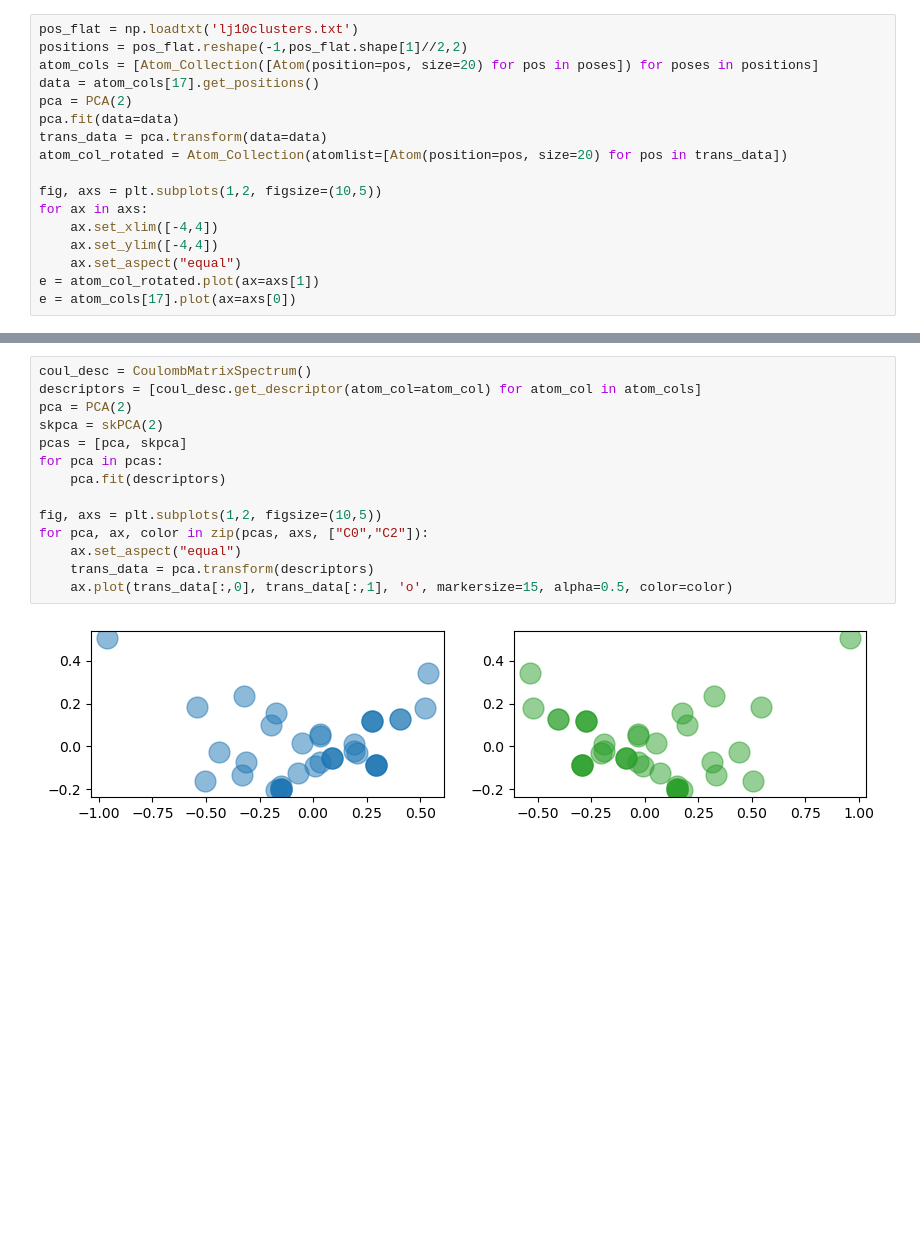
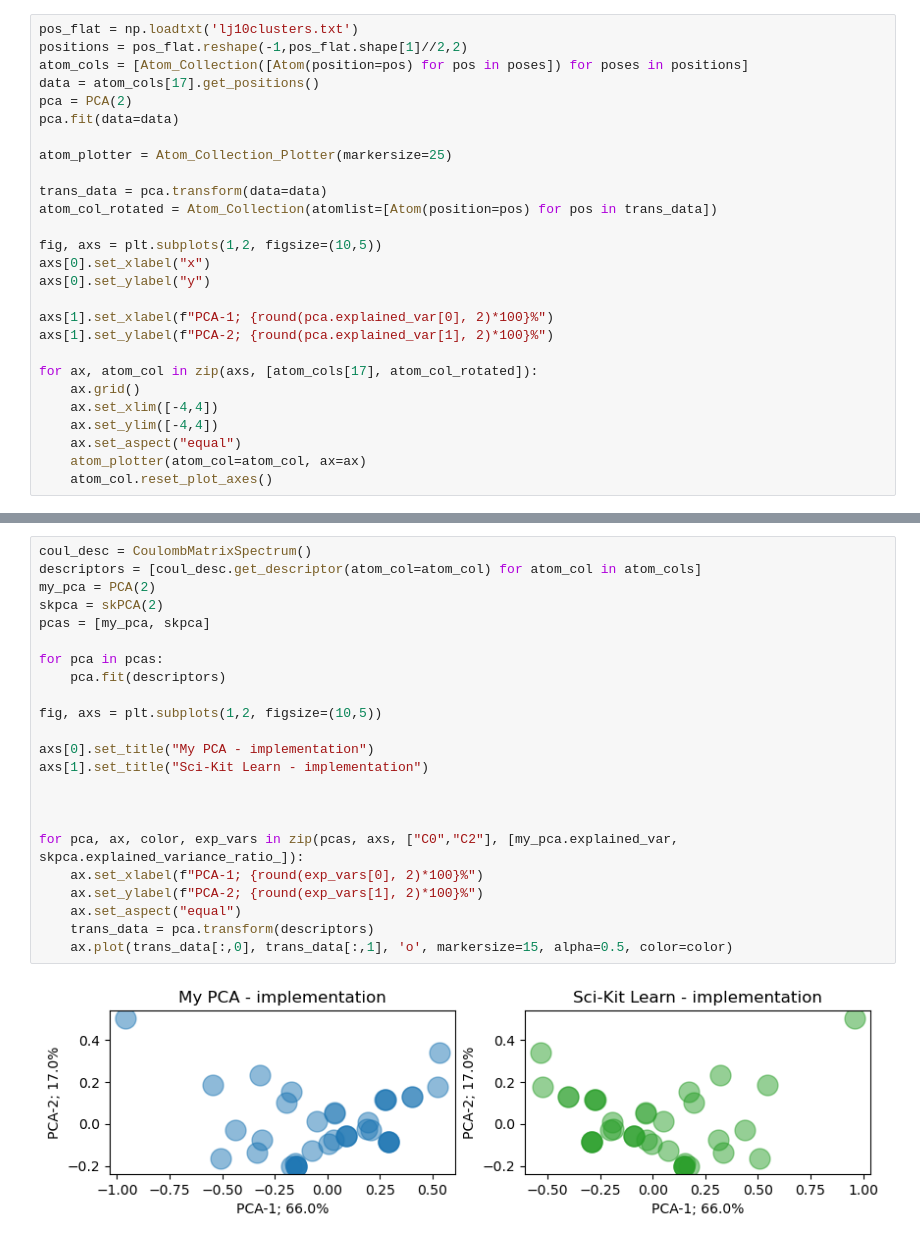
Before and after one commit to karsten3112/Computational-Physics, a Jupyter notebook: Week4/exercise21.ipynb, the cells around one changed output, grey strips where cells are left out. Drawn from its saved outputs; the diff is of its cells as text; blank space fills up the shorter version.

Commit message:
made plots for week4

```diff
--- a/Week4/exercise21.ipynb
+++ b/Week4/exercise21.ipynb
@@ -32,18 +78,28 @@ axs[1].plot(trans_data[:,0], trans_data[:,1], 'o')
 # %%
 pos_flat = np.loadtxt('lj10clusters.txt')
 positions = pos_flat.reshape(-1,pos_flat.shape[1]//2,2)
-atom_cols = [Atom_Collection([Atom(position=pos, size=20) for pos in poses]) for poses in positions]
+atom_cols = [Atom_Collection([Atom(position=pos) for pos in poses]) for poses in positions]
 data = atom_cols[17].get_positions()
 pca = PCA(2)
 pca.fit(data=data)
+
+atom_plotter = Atom_Collection_Plotter(markersize=25)
+
 trans_data = pca.transform(data=data)
-atom_col_rotated = Atom_Collection(atomlist=[Atom(position=pos, size=20) for pos in trans_data])
+atom_col_rotated = Atom_Collection(atomlist=[Atom(position=pos) for pos in trans_data])
 
 fig, axs = plt.subplots(1,2, figsize=(10,5))
-for ax in axs:
+axs[0].set_xlabel("x")
+axs[0].set_ylabel("y")
+
+axs[1].set_xlabel(f"PCA-1; {round(pca.explained_var[0], 2)*100}%")
+axs[1].set_ylabel(f"PCA-2; {round(pca.explained_var[1], 2)*100}%")
+
+for ax, atom_col in zip(axs, [atom_cols[17], atom_col_rotated]):
+    ax.grid()
     ax.set_xlim([-4,4])
     ax.set_ylim([-4,4])
     ax.set_aspect("equal")
-e = atom_col_rotated.plot(ax=axs[1])
-e = atom_cols[17].plot(ax=axs[0])
+    atom_plotter(atom_col=atom_col, ax=ax)
+    atom_col.reset_plot_axes()
 # %% [output]
@@ -51,19 +107,28 @@ e = atom_cols[17].plot(ax=axs[0])
 # %%
 coul_desc = CoulombMatrixSpectrum()
 descriptors = [coul_desc.get_descriptor(atom_col=atom_col) for atom_col in atom_cols]
-pca = PCA(2)
+my_pca = PCA(2)
 skpca = skPCA(2)
-pcas = [pca, skpca]
+pcas = [my_pca, skpca]
+
 for pca in pcas:
     pca.fit(descriptors)
 
 fig, axs = plt.subplots(1,2, figsize=(10,5))
-for pca, ax, color in zip(pcas, axs, ["C0","C2"]):
+
+axs[0].set_title("My PCA - implementation")
+axs[1].set_title("Sci-Kit Learn - implementation")
+
+
+
+for pca, ax, color, exp_vars in zip(pcas, axs, ["C0","C2"], [my_pca.explained_var, skpca.explained_variance_ratio_]):
+    ax.set_xlabel(f"PCA-1; {round(exp_vars[0], 2)*100}%")
+    ax.set_ylabel(f"PCA-2; {round(exp_vars[1], 2)*100}%")
     ax.set_aspect("equal")
     trans_data = pca.transform(descriptors)
     ax.plot(trans_data[:,0], trans_data[:,1], 'o', markersize=15, alpha=0.5, color=color)
 # %% [output]
-[figure, old version]
+[figure, new version]
 # %%
 fig, axs = plt.subplots(2,4, figsize=(14,8))
 atom_cols_for_rattling = [copy.deepcopy(atom_cols[2])  for i in range(4)]
```
Also changed, not shown: parts of 6 cells of this notebook, 3 other files.
